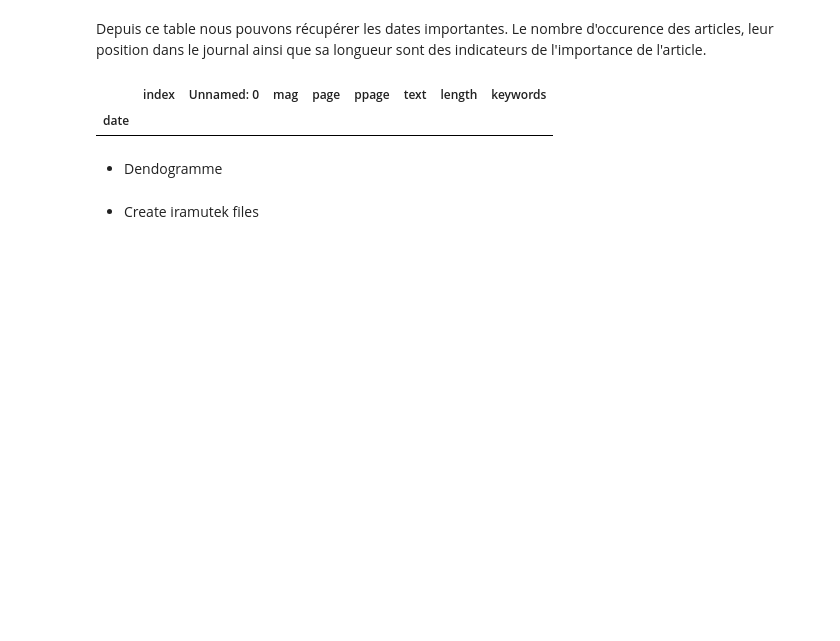
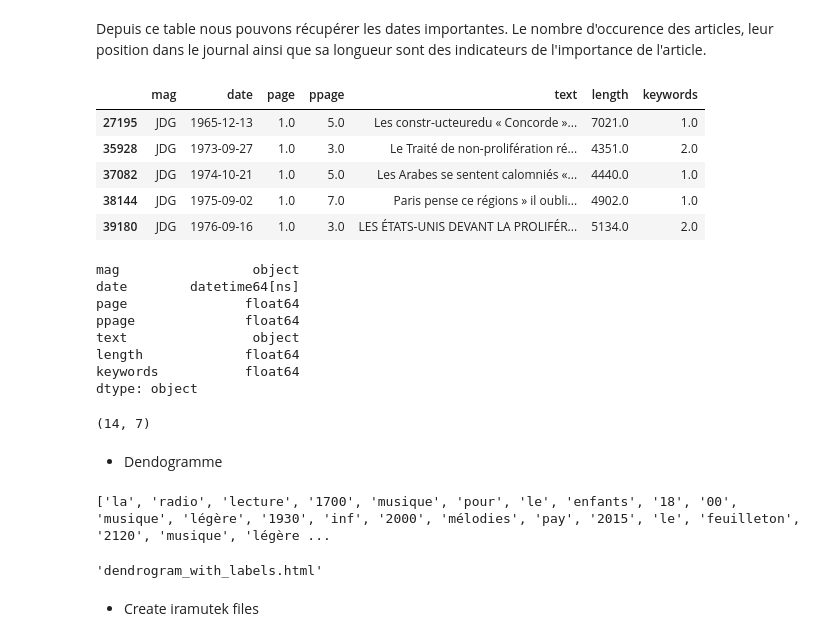
Before and after one commit to hugoroussel/shs-dig-hum, a Jupyter notebook: main1.ipynb, the cells around one changed output. Drawn from its saved outputs; the diff is of its cells as text; code cells hidden in the pictures; blank space fills up the shorter version.

```diff
--- a/main1.ipynb
+++ b/main1.ipynb
@@ -81,7 +87,11 @@ display(df_nuclear.shape)
 # %%
 #df_nuclear.to_csv("data/nuclear_data.csv")
 df_nuclear = pd.read_csv("data/nuclear_data.csv")
-df_nuclear.drop("Unnamed: 0", axis=1)
+df_nuclear.drop("Unnamed: 0", axis=1, inplace=True)
+#Preprocess dates
+df_nuclear.sort_values(by='date', inplace=True)
+df_nuclear['date'] =  pd.to_datetime(df_nuclear['date'], format='%Y-%m-%d')
+
 display(df_nuclear.head())
 display(df_nuclear.dtypes)
 display(df_nuclear.shape)
@@ -467,23 +489,45 @@ Depuis ce table nous pouvons récupérer les dates importantes. Le nombre d'occu
 #Utils
 events_militaire ={"ww2": ('1939-01-01', '1945-01-01'),
                     "cuba": ('1962-01-01', '1962-12-01')}
-events_civils = {"lucens": ('1939-01-01', '1945-01-01'),
-                "lucens": ('1986-01-01', '1987-01-01'),
-                "lucens": ('1939-01-01', '1945-01-01'),}
+events_civils = {"lucens": ('1969-01-01', '1970-01-01'),
+                "chernobyl": ('1986-01-01', '1987-01-01')}
 
 def select_dates(df, start, end):
-    res = df.copy().reset_index()
-    res =  res[(res['date'] >= start) & (res['date'] < end)]
-    return res.set_index('date')
+    res = df.copy()
+    mask = (res['date'] >= start) & (res['date'] < end)
+    res =  res.loc[mask]
+    return res.set_index("date")
 # %%
-display(select_dates(df_militaire, start=events_militaire['ww2'][0], end=events_militaire['ww2'][0]).head())
+cuba = select_dates(df_militaire,
+                     start=events_militaire['cuba'][0],
+                     end=events_militaire['cuba'][1])
+
+display(df_both.head())
+display(df_both.dtypes)
+display(df_both.shape)
 # %% [output]
-|  | index | Unnamed: 0 | mag | page | ppage | text | length | keywords |
-| date |  |  |  |  |  |  |  |  |
+|  | mag | date | page | ppage | text | length | keywords |
+| 27195 | JDG | 1965-12-13 | 1.0 | 5.0 | Les constr-ucteuredu « Concorde »... | 7021.0 | 1.0 |
+| 35928 | JDG | 1973-09-27 | 1.0 | 3.0 | Le Traité de non-prolifération ré... | 4351.0 | 2.0 |
+| 37082 | JDG | 1974-10-21 | 1.0 | 5.0 | Les Arabes se sentent calomniés «... | 4440.0 | 1.0 |
+| 38144 | JDG | 1975-09-02 | 1.0 | 7.0 | Paris pense ce régions » il oubli... | 4902.0 | 1.0 |
+| 39180 | JDG | 1976-09-16 | 1.0 | 3.0 | LES ÉTATS-UNIS DEVANT LA PROLIFÉR... | 5134.0 | 2.0 |
+mag                 object
+date        datetime64[ns]
+page               float64
+ppage              float64
+text                object
+length             float64
+keywords           float64
+dtype: object
+(14, 7)
 # %% [markdown]
 * Dendogramme
 # %%
-stopwords = nltk.corpus.stopwords.words('french')
+#from nltk.corpus import stopwords
+#from nltk.tokenize import word_tokenize
+#stop_words = set(stopwords.words('english'))
+stopwords = nltk.corpus.stopwords.words('english')
 # additional stopwords to be removed manually.
 #file = open('Corpus.txt', 'r')
 #moreStopwords = file.read().splitlines()
@@ -491,7 +535,7 @@ ps = nltk.PorterStemmer()
 wn = nltk.WordNetLemmatizer()
 
 #data = PyPDF4.PdfFileReader(open('ReadyPlayerOne.pdf', 'rb'))
-pageData = ' '.join(df_both["text"])
+pageData = ' '.join(cuba["text"])
 #for page in data.pages:
 #pageData += page.extractText()
 
@@ -500,6 +544,8 @@ def clean_text(text):
     text = "".join([word.lower() for word in text if word not in string.punctuation])
     tokenize = re.split("\W+", text)
     text = [wn.lemmatize(word) for word in tokenize if word not in stopwords]
+    print(text[:100])
+    text = [word for word in text if len(word) >4]
     #final = [word for word in text if word not in moreStopwords]
     # Accessing wordnet synset corpora to find the meaning of the words.
     # lemmas = []
@@ -521,6 +567,9 @@ fig = ff.create_dendrogram(X, orientation='bottom',
 labels=most_common_words)
 fig['layout'].update({'width': 800, 'height': 800})
 py.offline.plot(fig, filename='dendrogram_with_labels')
+# %% [output]
+['la', 'radio', 'lecture', '1700', 'musique', 'pour', 'le', 'enfants', '18', '00', 'musique', 'légère', '1930', 'inf', '2000', 'mélodies', 'pay', '2015', 'le', 'feuilleton', '2120', 'musique', 'légère ...
+'dendrogram_with_labels.html'
 # %% [markdown]
 * Create iramutek files
 # %%
```
Also changed, not shown: parts of 13 cells of this notebook, 1 other file.
